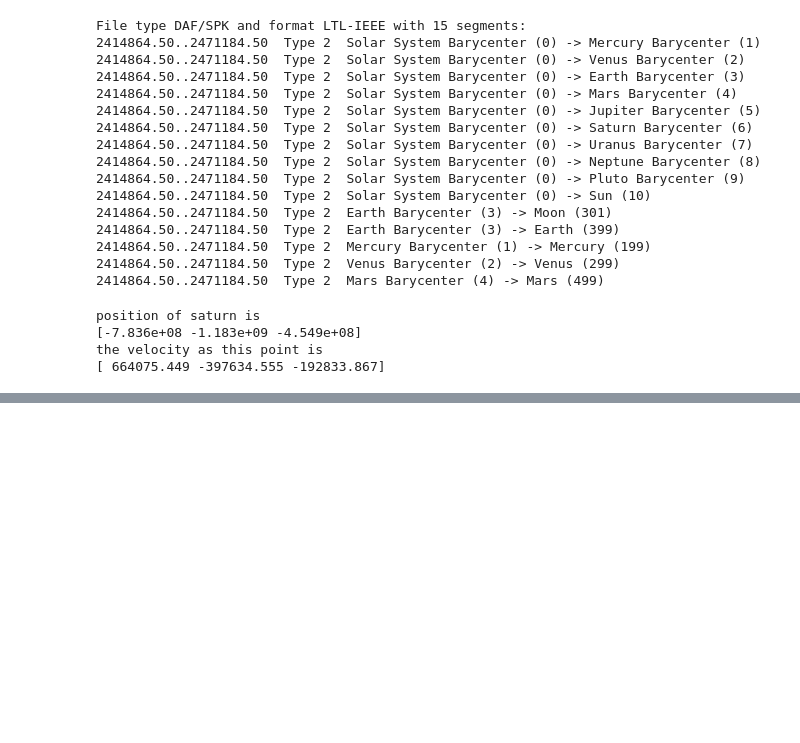
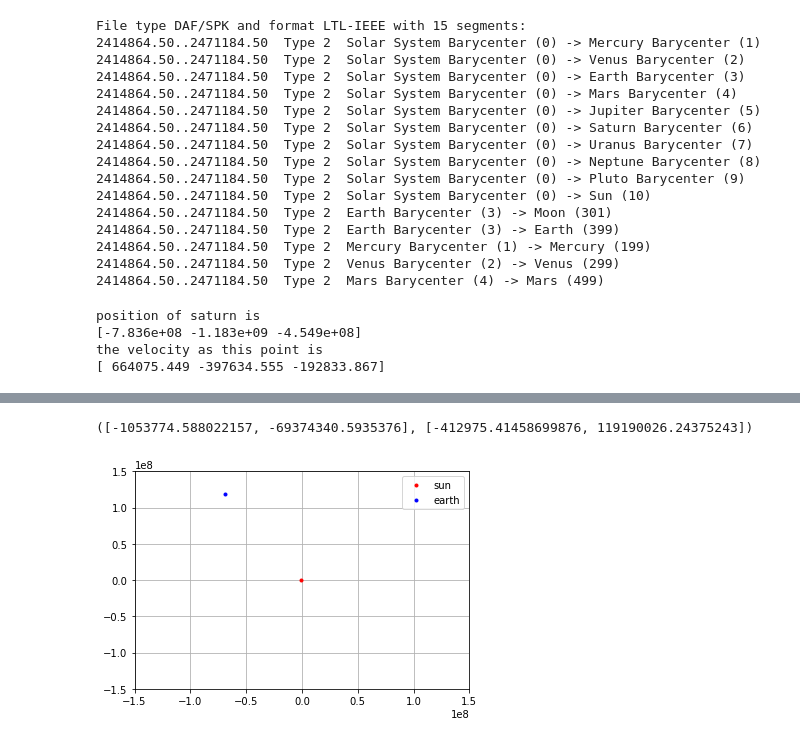
Before and after one commit to suannlim/msci_spaceclocks, a Jupyter notebook: ephemeris.ipynb, the cells around one changed output, grey strips where cells are left out. Drawn from its saved outputs; the diff is of its cells as text; code cells hidden in the pictures; blank space fills up the shorter version.

```diff
--- a/ephemeris.ipynb
+++ b/ephemeris.ipynb
@@ -57,3 +59,22 @@ position of saturn is
 [-7.836e+08 -1.183e+09 -4.549e+08]
 the velocity as this point is
 [ 664075.449 -397634.555 -192833.867]
+# %%
+
+def position_array(planets, type):
+
+    if type == "3d":
+        positions_array = ([], [], [])
+
+    if type == "2d":
+        positions_array = ([], [])
+    for i in planets:
+        if type == "3d":
+            positions_array[0].append(i[0])
+            positions_array[1].append(i[1])
+            positions_array[2].append(i[2])
+        if type == "2d":
+            positions_array[0].append(i[0])
+            positions_array[1].append(i[1])
+
+    return positions_array
@@ -59,0 +146,23 @@ the velocity as this point is
+# %%
+
+# now we only want the 2d positions array
+
+two_positions = position_array((sun_position, earth_position),"2d")
+print(two_positions)
+
+plt.figure("2d plot of earth and sun")
+plt.plot(two_positions[0][0], two_positions[1][0], ".", c = "red", label = "sun")
+plt.plot(two_positions[0][1], two_positions[1][1], ".", c = "blue", label = "earth")
+plt.legend()
+plt.xlim([-1.5e8, 1.5e8])
+plt.ylim([-1.5e8, 1.5e8])
+
+plt.grid()
+plt.show()
+
+# we want to find the gravitational potential in a 2d array for the orbit of the earth around the sun
+# the radius of orbit of the earth is approximately 1.5x10^8 km approximating the orbit as circular
+# so take a square area of length 3x10^8 with increments at every 6x10^6 km to get 50x50 inputs
+# %% [output]
+([-1053774.588022157, -69374340.5935376], [-412975.41458699876, 119190026.24375243])
+[figure, added]
```
Also changed, not shown: parts of 7 cells of this notebook, 1 other file.
